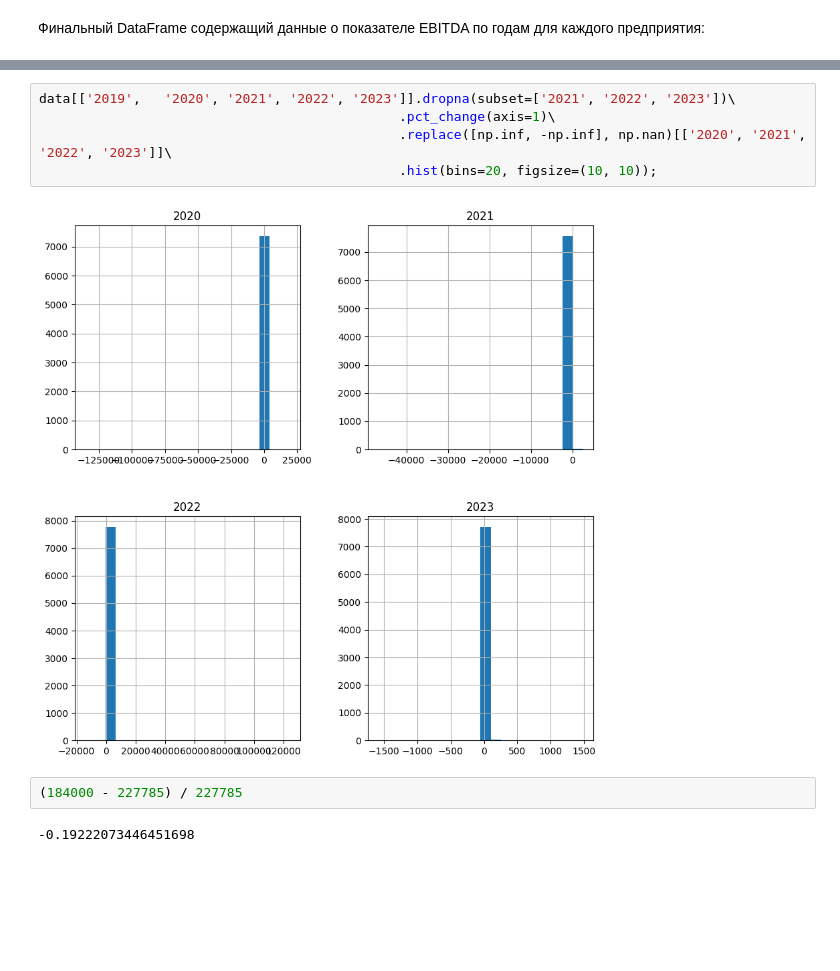
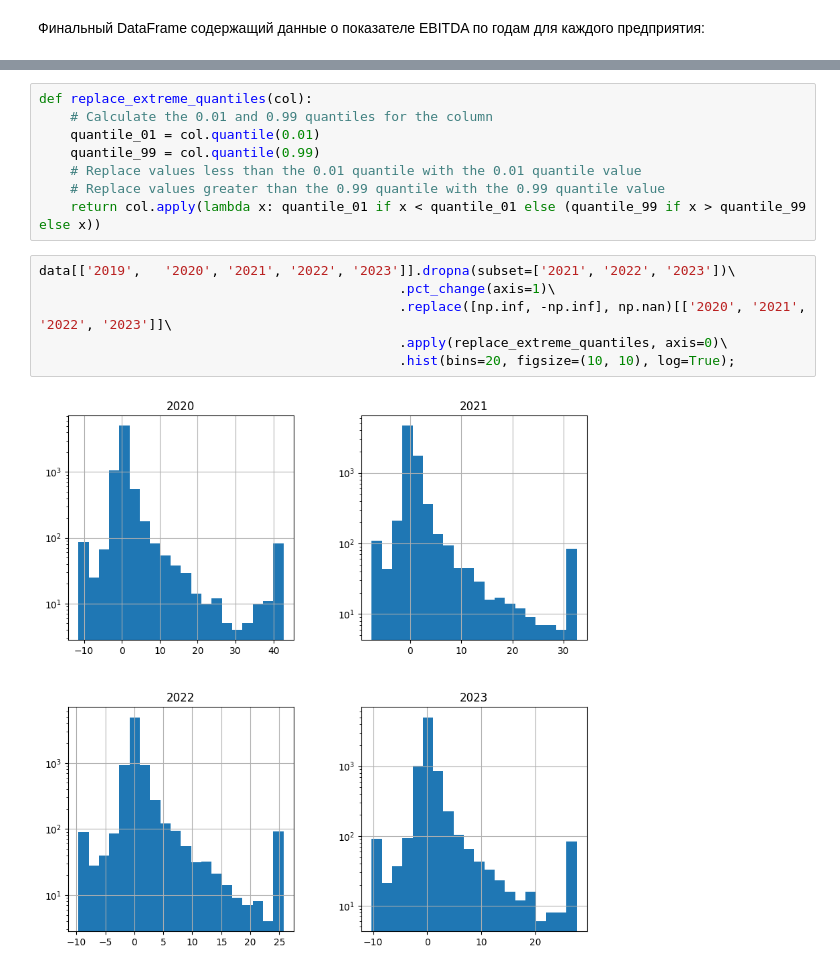
Before and after one commit to aleks-haksly/Postypashka, a Jupyter notebook: DA/02 HW_lab/HW_2.ipynb, the cells around one changed output, grey strips where cells are left out. Saved outputs shown, nothing was run; the diff lists cells and outputs as text; blank space fills up the shorter version.

```diff
--- a/DA/02 HW_lab/HW_2.ipynb
+++ b/DA/02 HW_lab/HW_2.ipynb
@@ -243,14 +245,19 @@ data.head(5)
 | 2 | АКЦИОНЕРНОЕ ОБЩЕСТВО "777" | 77 - г.Москва | NaN | Малое предприятие | 1414006922 | 4980670 | NaN | NaN | NaN | NaN | ... |
 | 3 | АКЦИОНЕРНОЕ ОБЩЕСТВО "АГРОТЕХИМПОРТ" | 33 - Владимирская область | г Владимир | Малое предприятие | 3327332190 | 3867230 | 1031417.0 | 77523.0 | 85031.0 | 55620.0 | ... |
 | 4 | АКЦИОНЕРНОЕ ОБЩЕСТВО "АКС" | 78 - г.Санкт-Петербург | NaN | Малое предприятие | 7816061297 | 7041303 | 116186.0 | 36732.0 | 35867.0 | 4333.0 | ... |
+# %%
+def replace_extreme_quantiles(col):
+    # Calculate the 0.01 and 0.99 quantiles for the column
+    quantile_01 = col.quantile(0.01)
+    quantile_99 = col.quantile(0.99)
+    # Replace values less than the 0.01 quantile with the 0.01 quantile value
+    # Replace values greater than the 0.99 quantile with the 0.99 quantile value
+    return col.apply(lambda x: quantile_01 if x < quantile_01 else (quantile_99 if x > quantile_99 else x))
 # %%
 data[['2019',	'2020',	'2021',	'2022',	'2023']].dropna(subset=['2021',	'2022',	'2023'])\
                                               .pct_change(axis=1)\
                                               .replace([np.inf, -np.inf], np.nan)[['2020', '2021',	'2022',	'2023']]\
-                                              .hist(bins=20, figsize=(10, 10));
+                                              .apply(replace_extreme_quantiles, axis=0)\
+                                              .hist(bins=20, figsize=(10, 10), log=True);
 # %% [output]
-[figure, old version]
+[figure, new version]
-# %%
-(184000 - 227785) / 227785
-# %% [output]
--0.19222073446451698
```
Also changed, not shown: parts of 10 cells of this notebook.
